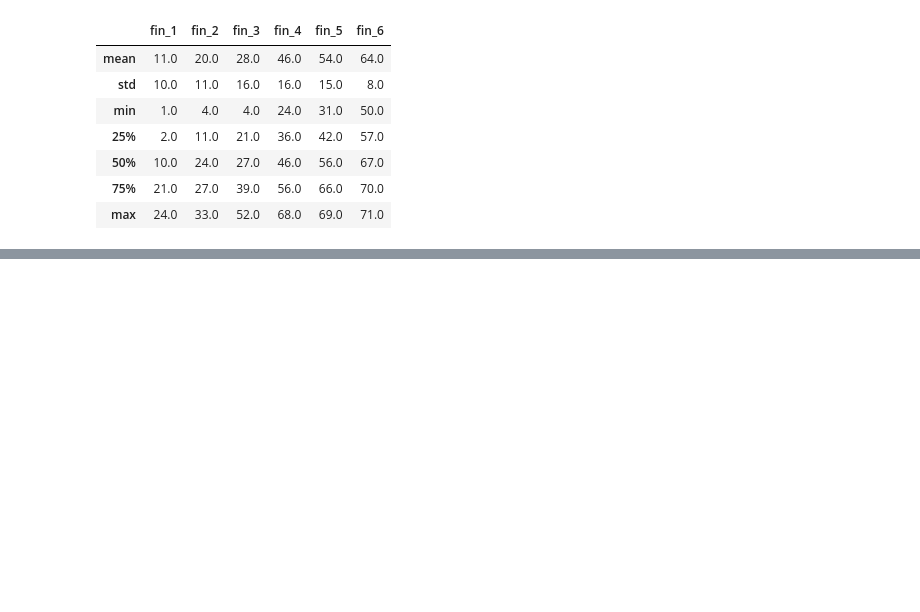
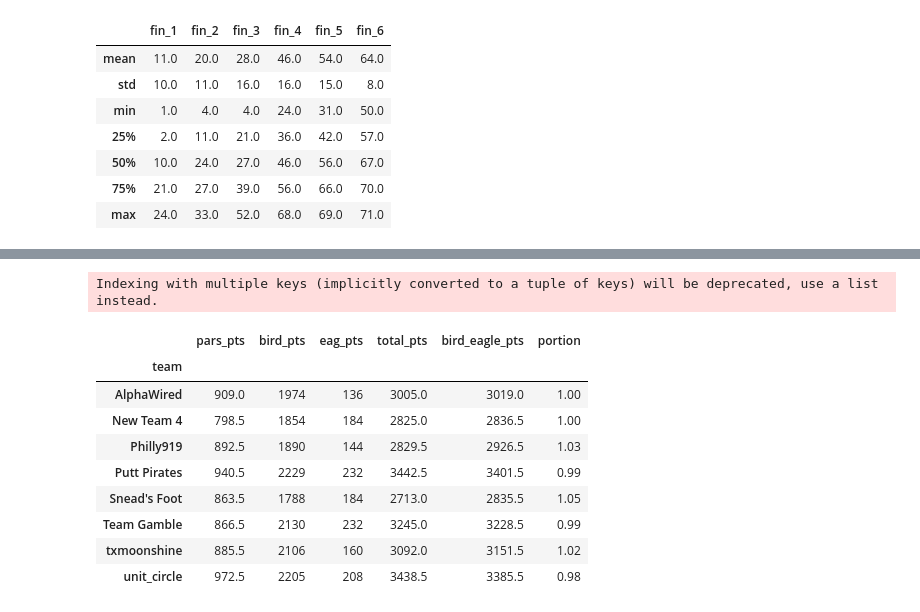
Before and after one commit to mikejackson35/fantrax, a Jupyter notebook: fantrax_ongoing_charts.ipynb, the cells around one changed output, grey strips where cells are left out. Cells and saved outputs as stored; diff of their text form; code cells hidden in the pictures; blank space fills up the shorter version.

```diff
--- a/fantrax_ongoing_charts.ipynb
+++ b/fantrax_ongoing_charts.ipynb
@@ -197,0 +218,17 @@ Indexing with multiple keys (implicitly converted to a tuple of keys) will be de
+# %%
+temp = df.groupby('team')['pars_pts','bird_pts','eag_pts','total_pts'].sum()
+temp['bird_eagle_pts'] = temp.pars_pts + temp.bird_pts + temp.eag_pts
+temp['portion'] = round(temp.bird_eagle_pts / temp.total_pts,2)
+temp
+# %% [output]
+Indexing with multiple keys (implicitly converted to a tuple of keys) will be deprecated, use a list instead.
+|  | pars_pts | bird_pts | eag_pts | total_pts | bird_eagle_pts | portion |
+| team |  |  |  |  |  |  |
+| AlphaWired | 909.0 | 1974 | 136 | 3005.0 | 3019.0 | 1.00 |
+| New Team 4 | 798.5 | 1854 | 184 | 2825.0 | 2836.5 | 1.00 |
+| Philly919 | 892.5 | 1890 | 144 | 2829.5 | 2926.5 | 1.03 |
+| Putt Pirates | 940.5 | 2229 | 232 | 3442.5 | 3401.5 | 0.99 |
+| Snead's Foot | 863.5 | 1788 | 184 | 2713.0 | 2835.5 | 1.05 |
+| Team Gamble | 866.5 | 2130 | 232 | 3245.0 | 3228.5 | 0.99 |
+| txmoonshine | 885.5 | 2106 | 160 | 3092.0 | 3151.5 | 1.02 |
+| unit_circle | 972.5 | 2205 | 208 | 3438.5 | 3385.5 | 0.98 |
```
Also changed, not shown: parts of 15 cells of this notebook, 2 other files.
